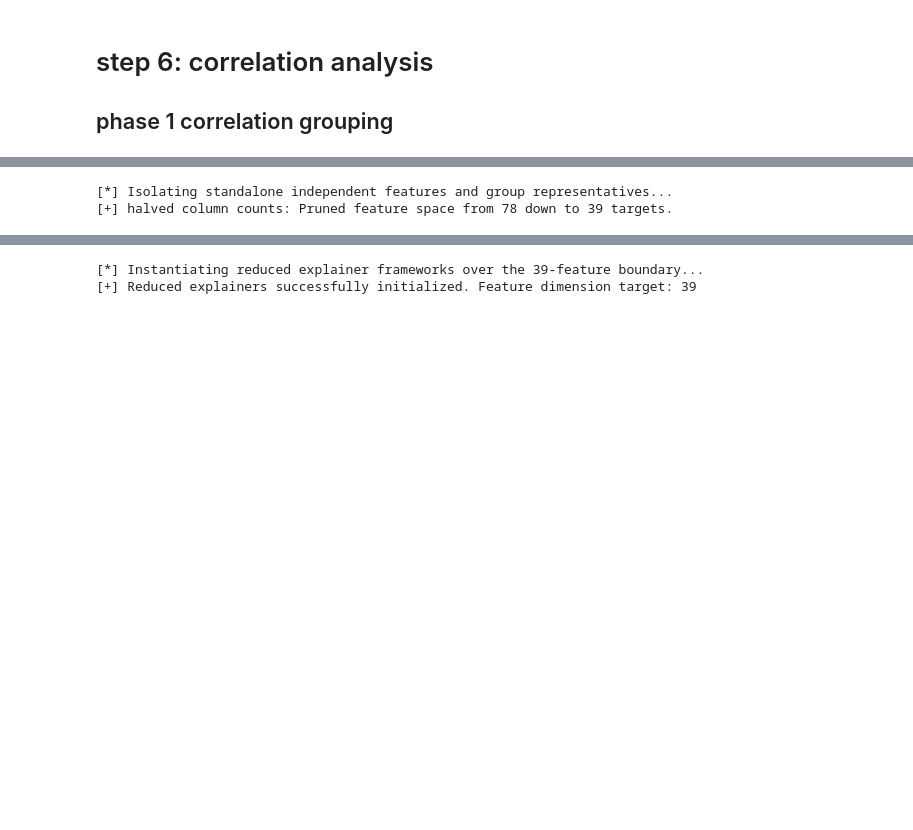
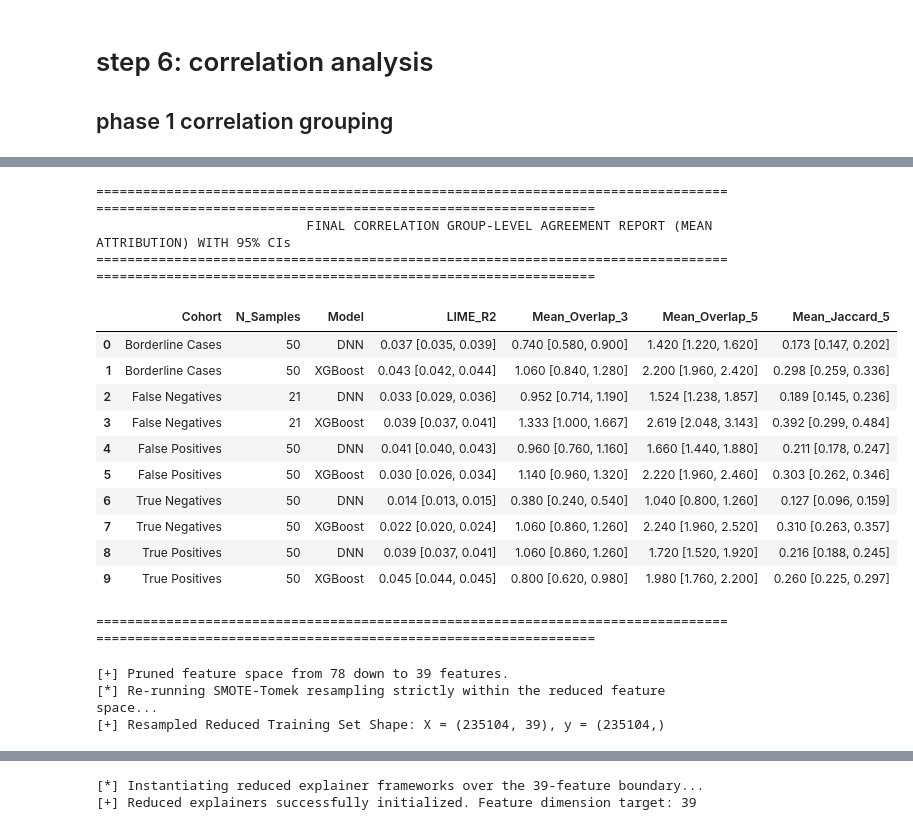
Before and after one commit to moritzboet/BA_thesis, a Jupyter notebook: correlated_feature_analysis.ipynb, the cells around one changed output, grey strips where cells are left out. Cells and saved outputs as stored; diff of their text form; code cells hidden in the pictures; blank space fills up the shorter version.

```diff
--- a/correlated_feature_analysis.ipynb
+++ b/correlated_feature_analysis.ipynb
@@ -708,10 +649,49 @@ print("="*145)
+# %%
+
+grouped_report_rows = []
+
+for (cohort_name, model_type), group_df in df_grouped_agreement.groupby(['Cohort', 'Model']):
+    row_summary = {
+        'Cohort': cohort_name,
+        'N_Samples': group_df['N_Samples'].iloc[0],
+        'Model': model_type
+    }
+    for metric in ['LIME_R2', 'Mean_Overlap_3', 'Mean_Overlap_5', 'Mean_Jaccard_5']:
+        mean_v, low_v, high_v = compute_bootstrapped_ci(group_df[metric], n_bootstrap=5000)
+        row_summary[metric] = f"{mean_v:.3f} [{low_v:.3f}, {high_v:.3f}]"
+
+    grouped_report_rows.append(row_summary)
+
+df_grouped_master_report = pd.DataFrame(grouped_report_rows)
+
+print("\n" + "="*145)
+print("                           FINAL CORRELATION GROUP-LEVEL AGREEMENT REPORT (MEAN ATTRIBUTION) WITH 95% CIs")
+print("="*145)
+display(df_grouped_master_report)
+print("="*145)
+# %% [output]
+=================================================================================================================================================
+                           FINAL CORRELATION GROUP-LEVEL AGREEMENT REPORT (MEAN ATTRIBUTION) WITH 95% CIs
+=================================================================================================================================================
+|  | Cohort | N_Samples | Model | LIME_R2 | Mean_Overlap_3 | Mean_Overlap_5 | Mean_Jaccard_5 |
+| 0 | Borderline Cases | 50 | DNN | 0.037 [0.035, 0.039] | 0.740 [0.580, 0.900] | 1.420 [1.220, 1.620] | 0.173 [0.147, 0.202] |
+| 1 | Borderline Cases | 50 | XGBoost | 0.043 [0.042, 0.044] | 1.060 [0.840, 1.280] | 2.200 [1.960, 2.420] | 0.298 [0.259, 0.336] |
+| 2 | False Negatives | 21 | DNN | 0.033 [0.029, 0.036] | 0.952 [0.714, 1.190] | 1.524 [1.238, 1.857] | 0.189 [0.145, 0.236] |
+| 3 | False Negatives | 21 | XGBoost | 0.039 [0.037, 0.041] | 1.333 [1.000, 1.667] | 2.619 [2.048, 3.143] | 0.392 [0.299, 0.484] |
+| 4 | False Positives | 50 | DNN | 0.041 [0.040, 0.043] | 0.960 [0.760, 1.160] | 1.660 [1.440, 1.880] | 0.211 [0.178, 0.247] |
+| 5 | False Positives | 50 | XGBoost | 0.030 [0.026, 0.034] | 1.140 [0.960, 1.320] | 2.220 [1.960, 2.460] | 0.303 [0.262, 0.346] |
+| 6 | True Negatives | 50 | DNN | 0.014 [0.013, 0.015] | 0.380 [0.240, 0.540] | 1.040 [0.800, 1.260] | 0.127 [0.096, 0.159] |
+| 7 | True Negatives | 50 | XGBoost | 0.022 [0.020, 0.024] | 1.060 [0.860, 1.260] | 2.240 [1.960, 2.520] | 0.310 [0.263, 0.357] |
+| 8 | True Positives | 50 | DNN | 0.039 [0.037, 0.041] | 1.060 [0.860, 1.260] | 1.720 [1.520, 1.920] | 0.216 [0.188, 0.245] |
+| 9 | True Positives | 50 | XGBoost | 0.045 [0.044, 0.045] | 0.800 [0.620, 0.980] | 1.980 [1.760, 2.200] | 0.260 [0.225, 0.297] |
+=================================================================================================================================================
 # %%
+# cell 15
 
-
-# Construct the unique feature space using group leaders from Phase 1
+# Step 1: Isolate justified representative feature list
 reduced_features_list = []
 for g_name, features in group_to_features.items():
-    if "Group_" in g_name:
+    if "Correlation_Group_" in g_name:
         reduced_features_list.append(group_representatives[g_name])
     else:
         reduced_features_list.extend(features)
@@ -719,16 +699,25 @@ for g_name, features in group_to_features.items():
 reduced_features_list = sorted(list(set(reduced_features_list)))
 num_features_reduced = len(reduced_features_list)
 
-print(f"[+] halved column counts: Pruned feature space from {len(X_train_scaled.columns)} down to {num_features_reduced} targets.")
+print(f"[+] Pruned feature space from {len(X_train_scaled.columns)} down to {num_features_reduced} features.")
 
-# Isolate pristine dataset arrays matching the unique concepts layout
+# Step 2: Extract scaled feature subsets BEFORE resampling
 X_train_reduced = X_train_scaled[reduced_features_list].copy()
 X_val_reduced = X_val_scaled[reduced_features_list].copy()
 X_test_reduced = X_test_scaled[reduced_features_list].copy()
 
-# Sync resampled training references from Phase 0 natively
-X_train_resampled_reduced = X_train_resampled[reduced_features_list].copy()
+# Step 3: Execute SMOTE-Tomek fresh inside the reduced feature space
+print("[*] Re-running SMOTE-Tomek resampling strictly within the reduced feature space...")
+smote_tomek_reduced = SMOTETomek(random_state=42)
+
+X_train_resampled_reduced, y_train_resampled_reduced = smote_tomek_reduced.fit_resample(
+    X_train_reduced,
+    y_train
+)
+
+print(f"[+] Resampled Reduced Training Set Shape: X = {X_train_resampled_reduced.shape}, y = {y_train_resampled_reduced.shape}")
 # %% [output]
-[*] Isolating standalone independent features and group representatives...
-[+] halved column counts: Pruned feature space from 78 down to 39 targets.
+[+] Pruned feature space from 78 down to 39 features.
+[*] Re-running SMOTE-Tomek resampling strictly within the reduced feature space...
+[+] Resampled Reduced Training Set Shape: X = (235104, 39), y = (235104,)
 # %%
```
Also changed, not shown: parts of 14 cells of this notebook, 4 other files.
